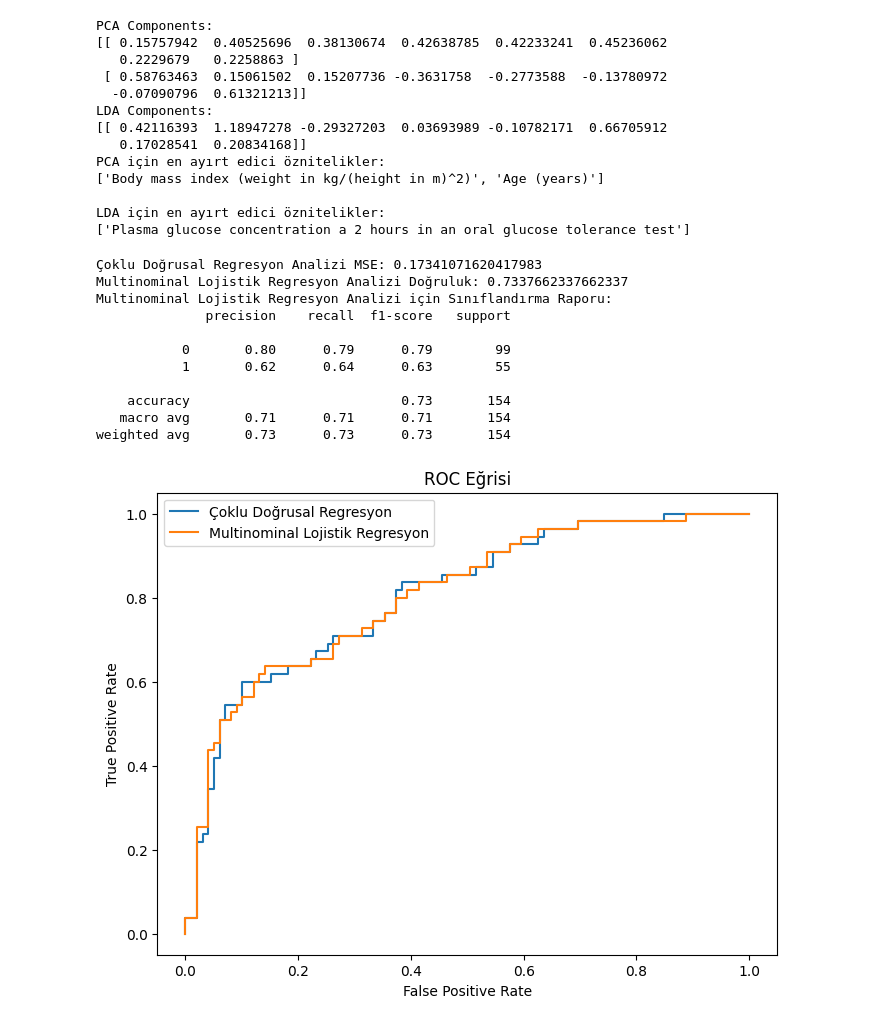
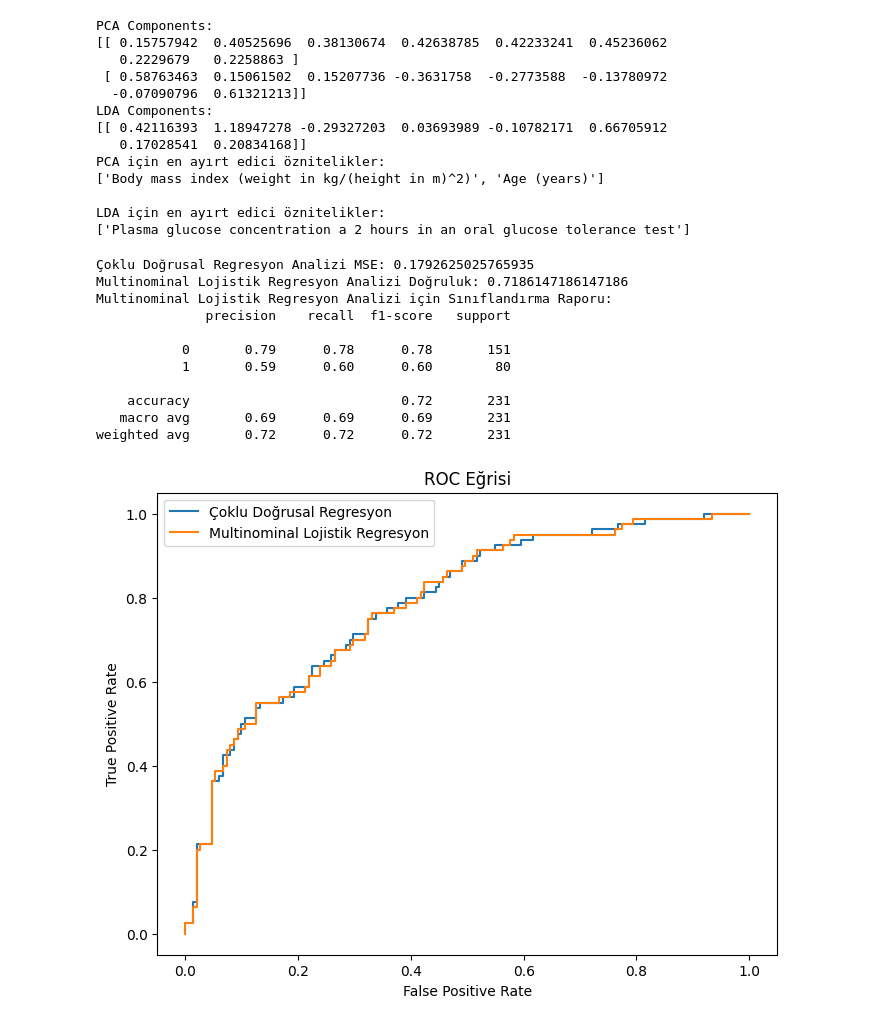
Before and after one commit to EmirSimsek52/machinelearning, a Jupyter notebook: Untitled0.ipynb, the cells around one changed output. Saved outputs shown, nothing was run; the diff lists cells and outputs as text; code cells hidden in the pictures.

Commit message:
Colaboratory kullanılarak oluşturuldu

```diff
--- a/Untitled0.ipynb
+++ b/Untitled0.ipynb
@@ -105,17 +105,18 @@ X = normalized_df
 y = veri[target_column]
 
 # Eğitim ve test setlerine veri bölme
-X_train, X_test, y_train, y_test = train_test_split(X, y, test_size=0.2, random_state=42)
+X_train, X_test, y_train, y_test = train_test_split(X, y, test_size=0.3, random_state=42)
+
 
 # Çoklu Doğrusal Regresyon Analizi
-linear_reg = LinearRegression()
-linear_reg.fit(X_train, y_train)
+linear_reg = LinearRegression() # Çoklu Doğrusal Regresyon modeli oluştur
+linear_reg.fit(X_train, y_train)  # Model eğitiliyor
 
-    # Multinominal Lojistik Regresyon Analizi
-logistic_reg = LogisticRegression()
-logistic_reg.fit(X_train, y_train)
+# Multinominal Lojistik Regresyon Analizi
+logistic_reg = LogisticRegression() # Lojistik Regresyon modeli oluştur
+logistic_reg.fit(X_train, y_train)# Model eğitiliyor
 
-    # Çoklu Doğrusal Regresyon Analizi sonuçlarının raporlanması
+# Çoklu Doğrusal Regresyon Analizi sonuçlarının raporlanması
 y_pred_linear = linear_reg.predict(X_test)
 linear_mse = mean_squared_error(y_test, y_pred_linear)
 print("Çoklu Doğrusal Regresyon Analizi MSE:", linear_mse)
@@ -125,42 +126,41 @@ y_pred_logistic = logistic_reg.predict(X_test)
 logistic_accuracy = accuracy_score(y_test, y_pred_logistic)
 print("Multinominal Lojistik Regresyon Analizi Doğruluk:", logistic_accuracy)
 
-# ROC eğrilerinin çizimi
 
 # Çoklu Doğrusal Regresyon ROC eğrisi
 linear_probs = y_pred_linear  # Çoklu doğrusal regresyon için tahminler
 fpr_linear, tpr_linear, _ = roc_curve(y_test, linear_probs)
 
 # Multinominal Lojistik Regresyon ROC eğrisi
 logistic_probs = logistic_reg.predict_proba(X_test)[:, 1]  # Multinominal lojistik regresyon için olasılıklar
 fpr_logistic, tpr_logistic, _ = roc_curve(y_test, logistic_probs)
 # Multinominal Lojistik Regresyon Analizi için sınıflandırma raporunun yazdırılması
 classification_rep = classification_report(y_test, y_pred_logistic)
 print("Multinominal Lojistik Regresyon Analizi için Sınıflandırma Raporu:")
 print(classification_rep)
 
 # ROC eğrilerini çizme
 plt.figure(figsize=(8, 6))
 plt.plot(fpr_linear, tpr_linear, label='Çoklu Doğrusal Regresyon')
 plt.plot(fpr_logistic, tpr_logistic, label='Multinominal Lojistik Regresyon')
 plt.xlabel('False Positive Rate')
 plt.ylabel('True Positive Rate')
 plt.title('ROC Eğrisi')
 plt.legend()
 plt.show()
 # %% [output]
-Çoklu Doğrusal Regresyon Analizi MSE: 0.17341071620417983
-Multinominal Lojistik Regresyon Analizi Doğruluk: 0.7337662337662337
+Çoklu Doğrusal Regresyon Analizi MSE: 0.1792625025765935
+Multinominal Lojistik Regresyon Analizi Doğruluk: 0.7186147186147186
 Multinominal Lojistik Regresyon Analizi için Sınıflandırma Raporu:
               precision    recall  f1-score   support
 
-           0       0.80      0.79      0.79        99
-           1       0.62      0.64      0.63        55
+           0       0.79      0.78      0.78       151
+           1       0.59      0.60      0.60        80
 
-    accuracy                           0.73       154
-   macro avg       0.71      0.71      0.71       154
-weighted avg       0.73      0.73      0.73       154
+    accuracy                           0.72       231
+   macro avg       0.69      0.69      0.69       231
+weighted avg       0.72      0.72      0.72       231
-[figure, old version]
+[figure, new version]
 # %%
 decision_tree = DecisionTreeClassifier()
 decision_tree.fit(X_train, y_train)
```
Also changed, not shown: parts of 4 cells of this notebook.
